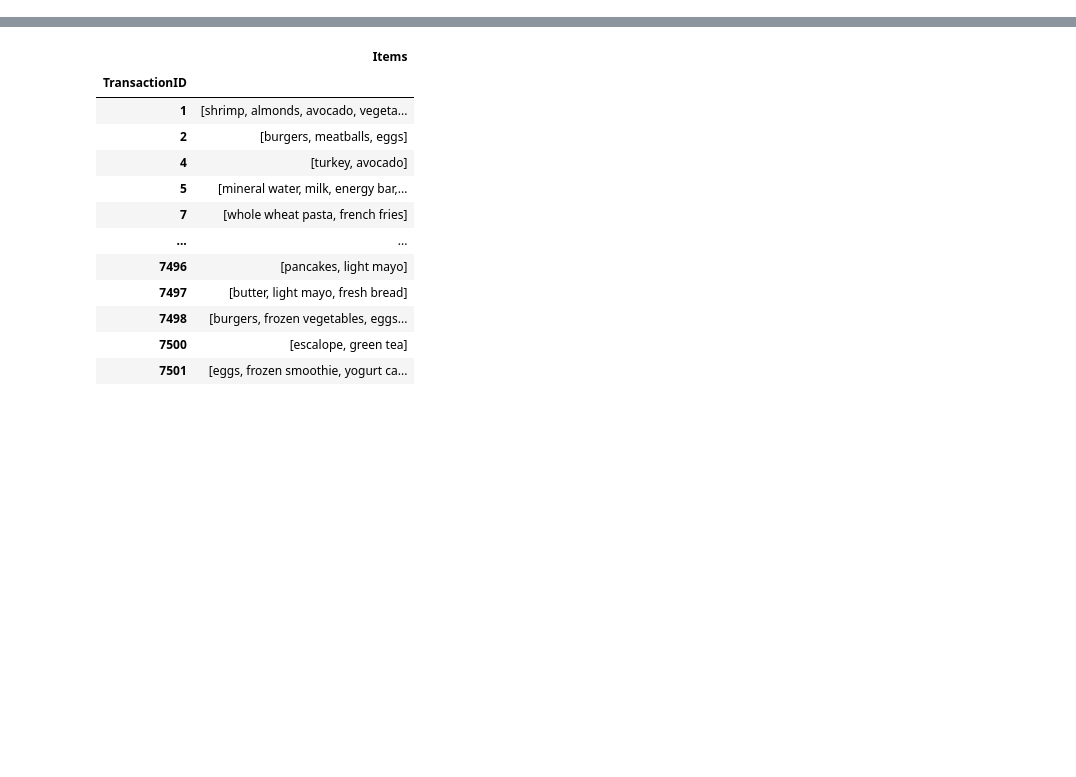
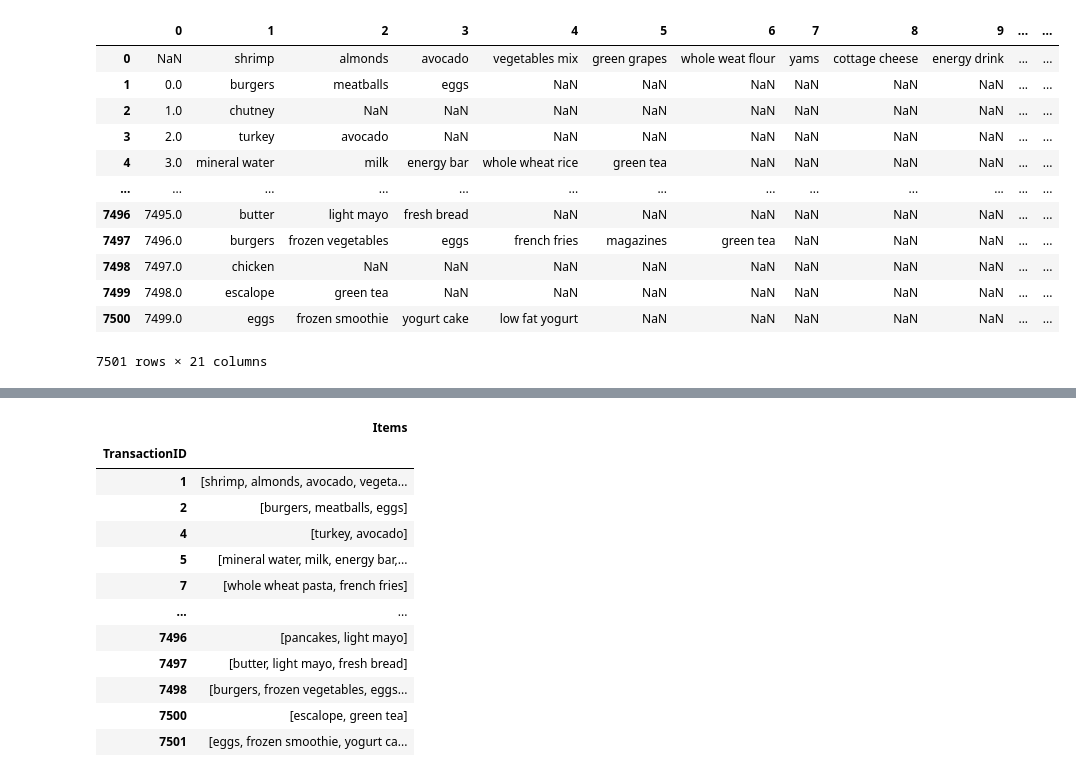
Before and after one commit to Zaid-N-Ansari/PG-Mini-Project, a Jupyter notebook: MiniProj/redo.ipynb, the cells around one changed output, grey strips where cells are left out. Cells and saved outputs as stored; diff of their text form; code cells hidden in the pictures; blank space fills up the shorter version.

```diff
--- a/MiniProj/redo.ipynb
+++ b/MiniProj/redo.ipynb
@@ -1,8 +1,23 @@
 # %%
 import pandas as pd
 # %%
-data = pd.read_csv('./Data/GroceryTDS.csv', header=None)
+data = pd.read_csv('../Data/GroceryTDS.csv', header=None)
 # data = data.sample(100)
+data
+# %% [output]
+|  | 0 | 1 | 2 | 3 | 4 | 5 | 6 | 7 | 8 | 9 | ... | ... |
+| 0 | NaN | shrimp | almonds | avocado | vegetables mix | green grapes | whole weat flour | yams | cottage cheese | energy drink | ... | ... |
+| 1 | 0.0 | burgers | meatballs | eggs | NaN | NaN | NaN | NaN | NaN | NaN | ... | ... |
+| 2 | 1.0 | chutney | NaN | NaN | NaN | NaN | NaN | NaN | NaN | NaN | ... | ... |
+| 3 | 2.0 | turkey | avocado | NaN | NaN | NaN | NaN | NaN | NaN | NaN | ... | ... |
+| 4 | 3.0 | mineral water | milk | energy bar | whole wheat rice | green tea | NaN | NaN | NaN | NaN | ... | ... |
+| ... | ... | ... | ... | ... | ... | ... | ... | ... | ... | ... | ... | ... |
+| 7496 | 7495.0 | butter | light mayo | fresh bread | NaN | NaN | NaN | NaN | NaN | NaN | ... | ... |
+| 7497 | 7496.0 | burgers | frozen vegetables | eggs | french fries | magazines | green tea | NaN | NaN | NaN | ... | ... |
+| 7498 | 7497.0 | chicken | NaN | NaN | NaN | NaN | NaN | NaN | NaN | NaN | ... | ... |
+| 7499 | 7498.0 | escalope | green tea | NaN | NaN | NaN | NaN | NaN | NaN | NaN | ... | ... |
+| 7500 | 7499.0 | eggs | frozen smoothie | yogurt cake | low fat yogurt | NaN | NaN | NaN | NaN | NaN | ... | ... |
+7501 rows × 21 columns
 # %%
 data.drop([0], axis=1, inplace=True)
 data
```
Also changed, not shown: parts of 1 cell of this notebook, 3 other files.
